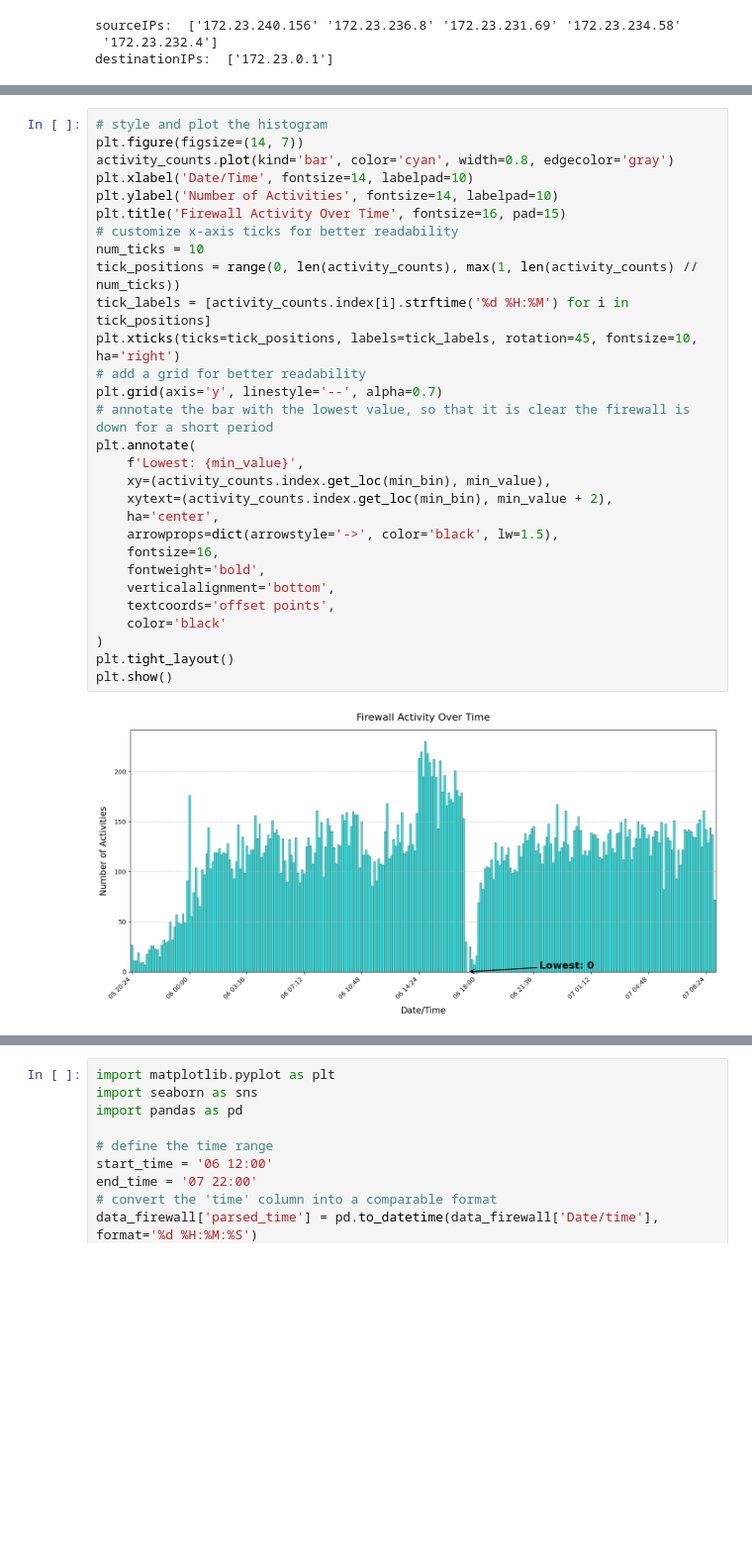
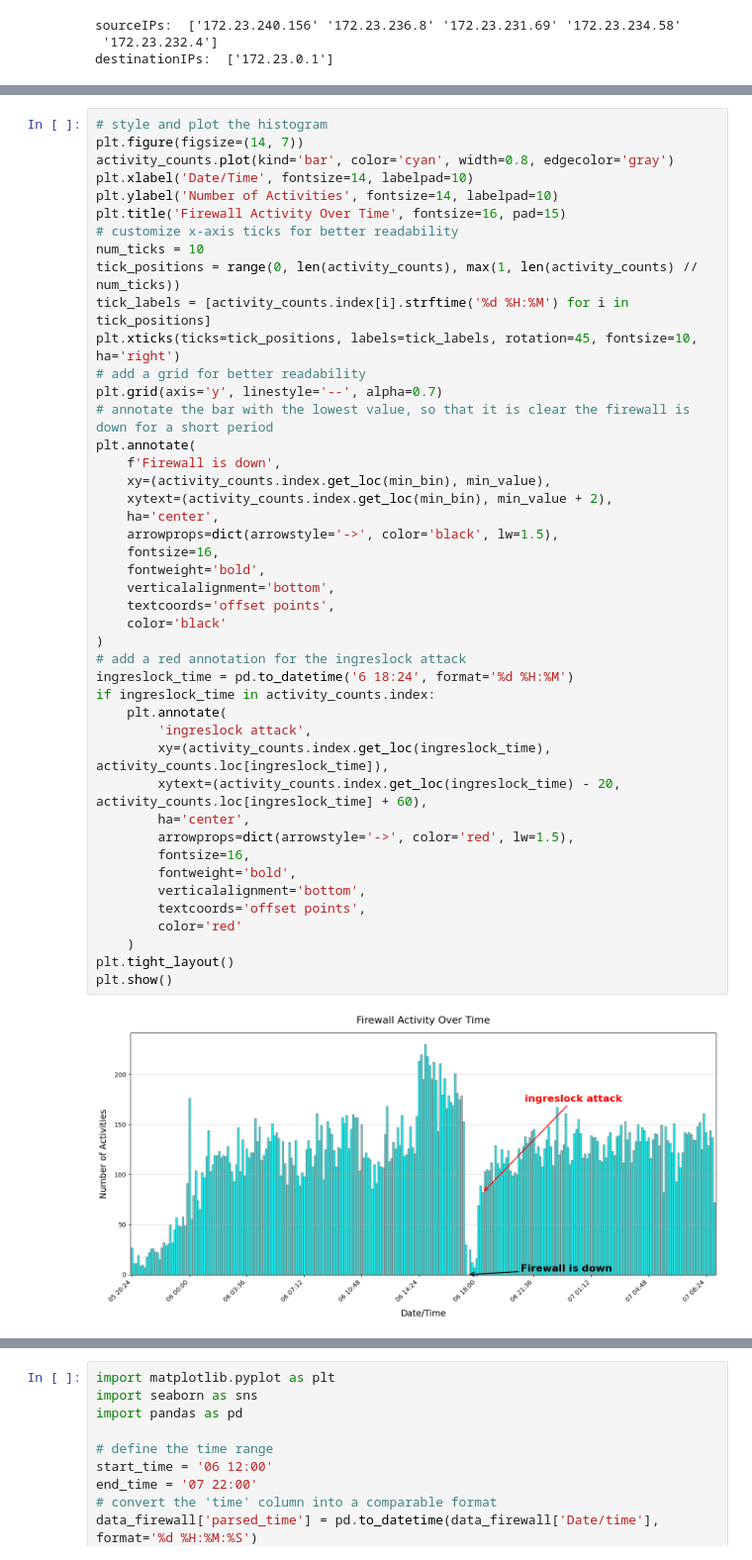
Before and after one commit to giorgiodaneri/HPDAV_project, a Jupyter notebook: server/analysis_results.ipynb, the cells around one changed output, grey strips where cells are left out. Shown at 99% size. Saved outputs shown, nothing was run; the diff lists cells and outputs as text; blank space fills up the shorter version.

```diff
--- a/server/analysis_results.ipynb
+++ b/server/analysis_results.ipynb
@@ -278,32 +539,47 @@ See the caveats in the documentation: https://pandas.pydata.org/pandas-docs/stab
 # %%
 # style and plot the histogram
 plt.figure(figsize=(14, 7))
 activity_counts.plot(kind='bar', color='cyan', width=0.8, edgecolor='gray')
 plt.xlabel('Date/Time', fontsize=14, labelpad=10)
 plt.ylabel('Number of Activities', fontsize=14, labelpad=10)
 plt.title('Firewall Activity Over Time', fontsize=16, pad=15)
 # customize x-axis ticks for better readability
 num_ticks = 10
 tick_positions = range(0, len(activity_counts), max(1, len(activity_counts) // num_ticks))
 tick_labels = [activity_counts.index[i].strftime('%d %H:%M') for i in tick_positions]
 plt.xticks(ticks=tick_positions, labels=tick_labels, rotation=45, fontsize=10, ha='right')
 # add a grid for better readability
 plt.grid(axis='y', linestyle='--', alpha=0.7)
 # annotate the bar with the lowest value, so that it is clear the firewall is down for a short period
 plt.annotate(
-    f'Lowest: {min_value}',
+    f'Firewall is down',
     xy=(activity_counts.index.get_loc(min_bin), min_value),
     xytext=(activity_counts.index.get_loc(min_bin), min_value + 2),
     ha='center',
     arrowprops=dict(arrowstyle='->', color='black', lw=1.5),
     fontsize=16,
     fontweight='bold',
     verticalalignment='bottom',
     textcoords='offset points',
     color='black'
 )
+# add a red annotation for the ingreslock attack
+ingreslock_time = pd.to_datetime('6 18:24', format='%d %H:%M')
+if ingreslock_time in activity_counts.index:
+    plt.annotate(
+        'ingreslock attack',
+        xy=(activity_counts.index.get_loc(ingreslock_time), activity_counts.loc[ingreslock_time]),
+        xytext=(activity_counts.index.get_loc(ingreslock_time) - 20, activity_counts.loc[ingreslock_time] + 60),
+        ha='center',
+        arrowprops=dict(arrowstyle='->', color='red', lw=1.5),
+        fontsize=16,
+        fontweight='bold',
+        verticalalignment='bottom',
+        textcoords='offset points',
+        color='red'
+    )
 plt.tight_layout()
 plt.show()
 # %% [output]
-[figure, old version]
+[figure, new version]
 # %% [markdown]
```
Also changed, not shown: parts of 29 cells of this notebook, 11 other files.
